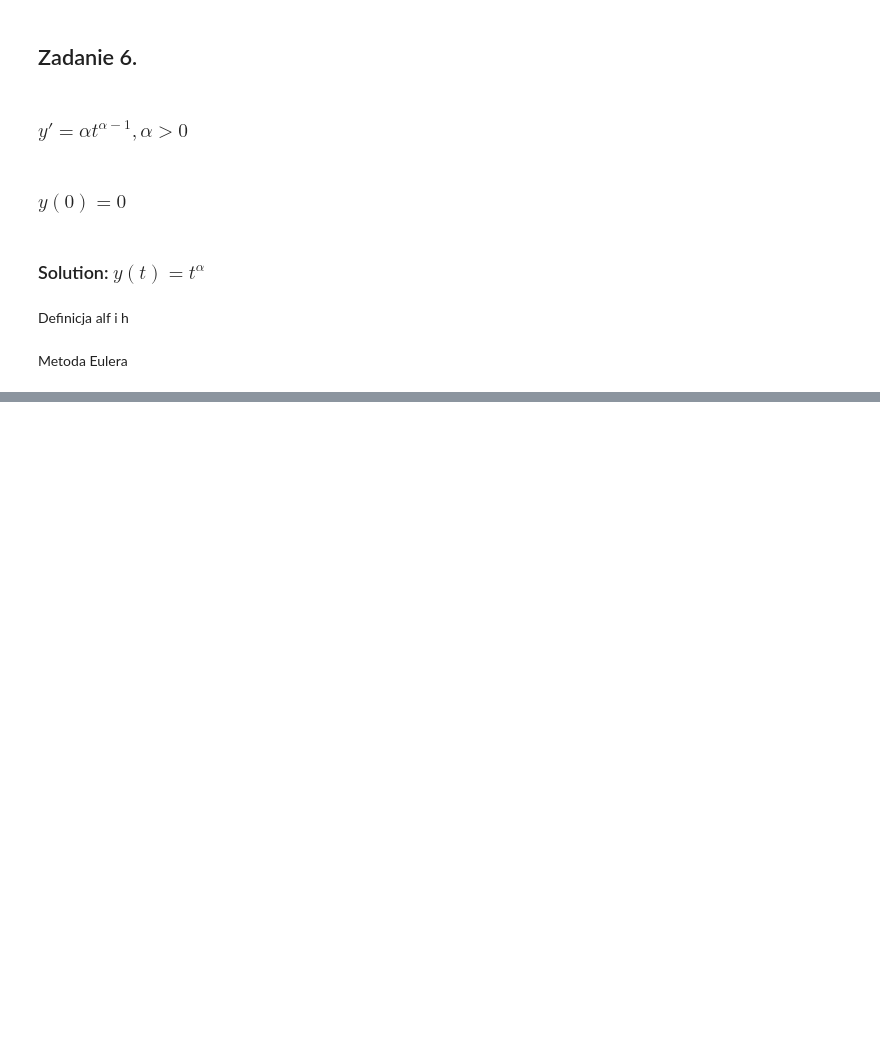
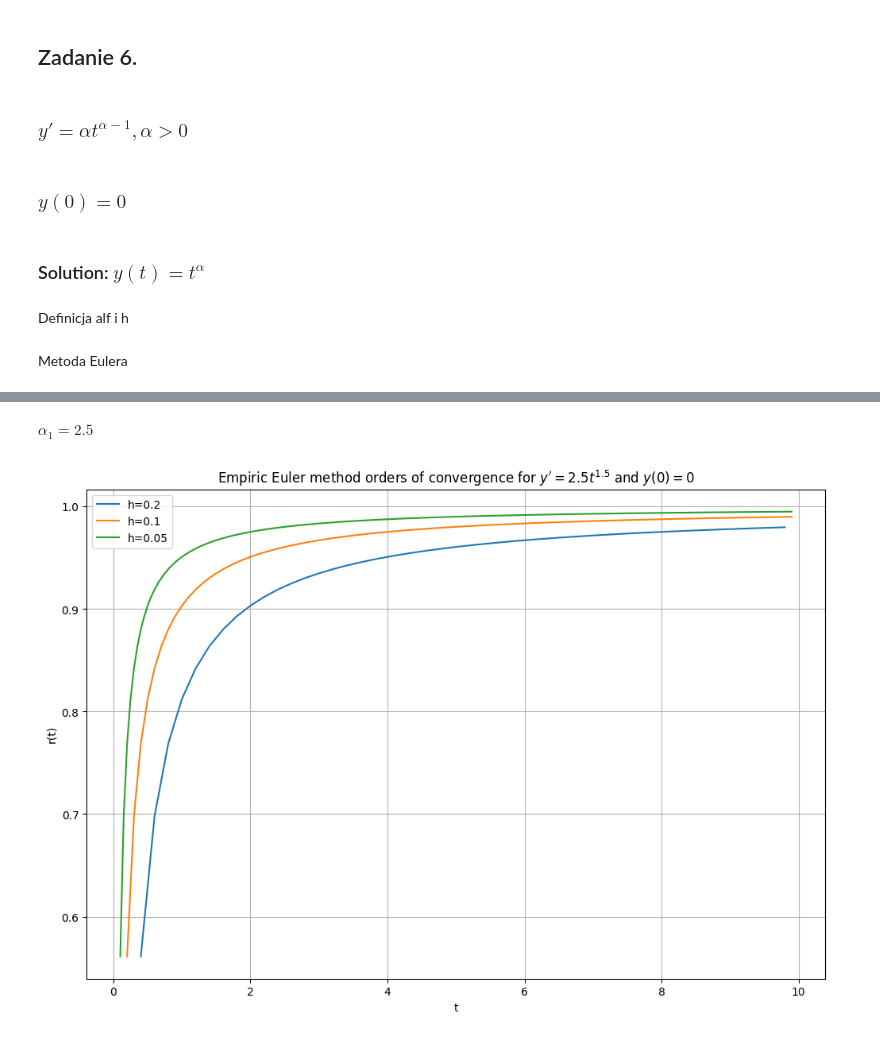
Before and after one commit to Mosder/agh, a Jupyter notebook: sem4/mownit/lab09/zad6.ipynb, the cells around one changed output, grey strips where cells are left out. Cells and saved outputs as stored; diff of their text form; code cells hidden in the pictures; blank space fills up the shorter version.

```diff
--- a/sem4/mownit/lab09/zad6.ipynb
+++ b/sem4/mownit/lab09/zad6.ipynb
@@ -79,0 +102,24 @@ plot_result(alphas[0], t0, t_end, hs, results1)
+# %%
+def plot_orders(alpha, x_start, x_end, hs, results):
+    # set figsize
+    plt.figure(figsize=(12,8))
+    # add title and labels
+    plt.title(rf"Empiric Euler method orders of convergence for $y' = {alpha}t^{{{round(alpha-1.0, 10)}}}$ and $y(0) = 0$")
+    plt.xlabel("t")
+    plt.ylabel("r(t)")
+    # plot errors
+    for i in range(len(hs)):
+        errs = results[i][2][results[i][2] > 1e-30]
+        xs = results[i][0][results[i][2] > 1e-30][1:-1]
+        plt.plot(xs, np.log(errs[1:-1]/errs[2:]) / np.log(errs[:-2]/errs[1:-1]), label=f"h={hs[i]}")
+    # show with legend
+    plt.legend()
+    plt.grid()
+    plt.show()
+# %% [markdown]
+$\alpha_1 = 2.5$
+# %%
+# plot orders
+plot_orders(alphas[0], t0, t_end, hs, results1)
+# %% [output]
+[figure, added]
```
Also changed, not shown: parts of 22 cells of this notebook, 9 other files.
